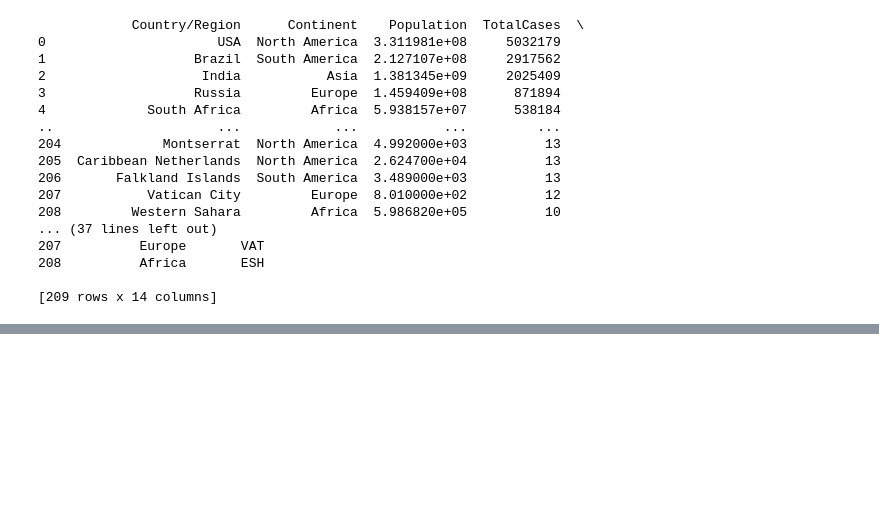
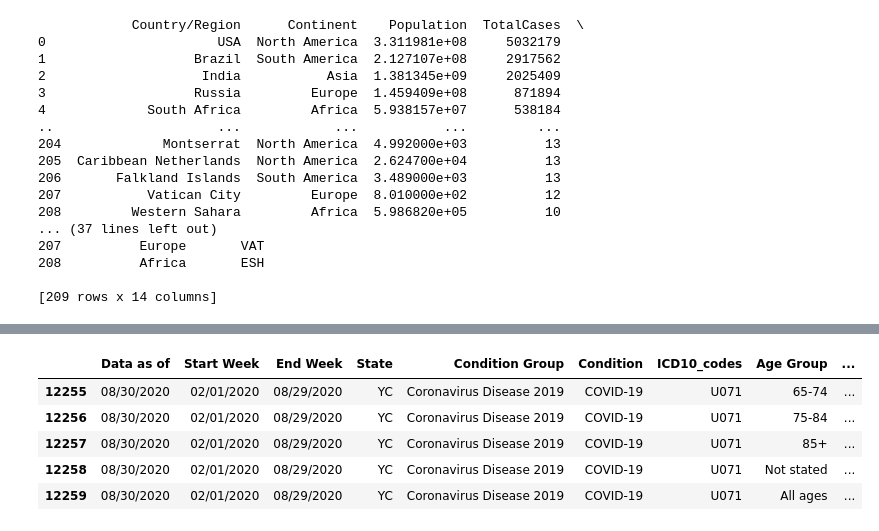
Before and after one commit to premjha9625/DataScience, a Jupyter notebook: covidDA/covid.ipynb, the cells around one changed output, grey strips where cells are left out. Saved outputs shown, nothing was run; the diff lists cells and outputs as text; code cells hidden in the pictures; blank space fills up the shorter version.

```diff
--- a/covidDA/covid.ipynb
+++ b/covidDA/covid.ipynb
@@ -134,0 +165,9 @@ py.iplot(table)
+# %%
+dataset3.tail()
+# %% [output]
+|  | Data as of | Start Week | End Week | State | Condition Group | Condition | ICD10_codes | Age Group | ... |
+| 12255 | 08/30/2020 | 02/01/2020 | 08/29/2020 | YC | Coronavirus Disease 2019 | COVID-19 | U071 | 65-74 | ... |
+| 12256 | 08/30/2020 | 02/01/2020 | 08/29/2020 | YC | Coronavirus Disease 2019 | COVID-19 | U071 | 75-84 | ... |
+| 12257 | 08/30/2020 | 02/01/2020 | 08/29/2020 | YC | Coronavirus Disease 2019 | COVID-19 | U071 | 85+ | ... |
+| 12258 | 08/30/2020 | 02/01/2020 | 08/29/2020 | YC | Coronavirus Disease 2019 | COVID-19 | U071 | Not stated | ... |
+| 12259 | 08/30/2020 | 02/01/2020 | 08/29/2020 | YC | Coronavirus Disease 2019 | COVID-19 | U071 | All ages | ... |
```
Also changed, not shown: parts of 11 cells of this notebook.
